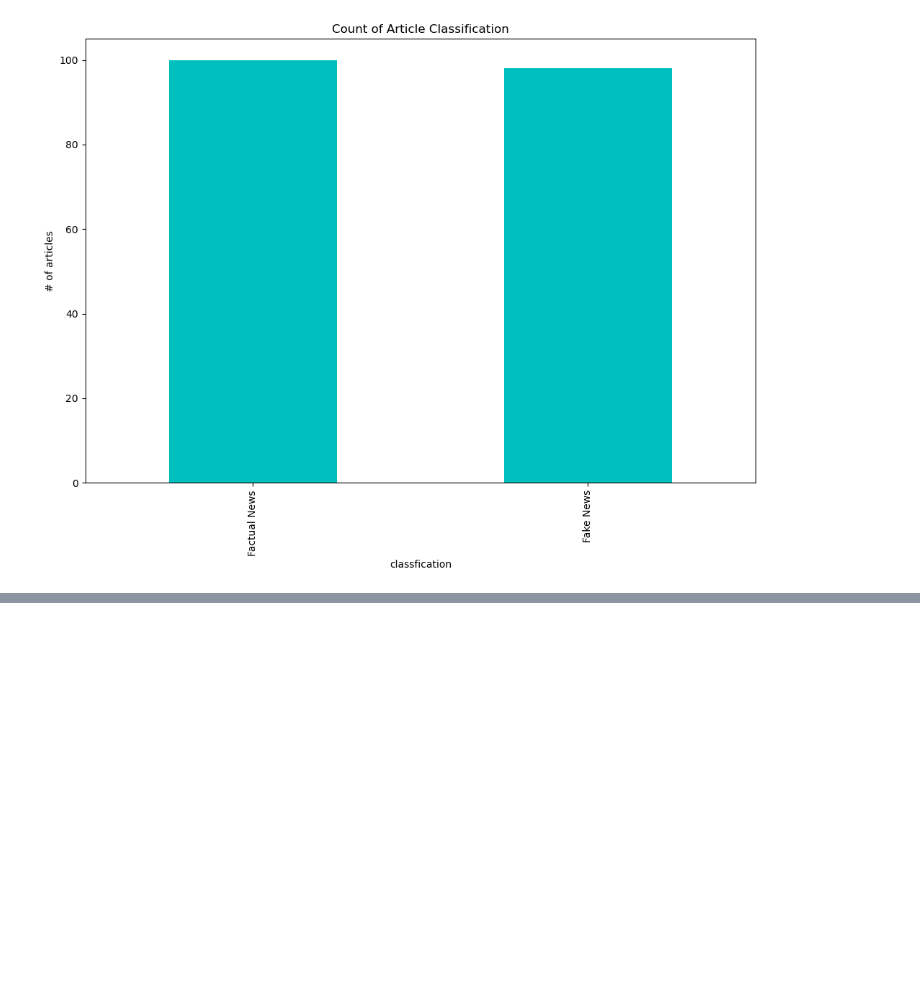
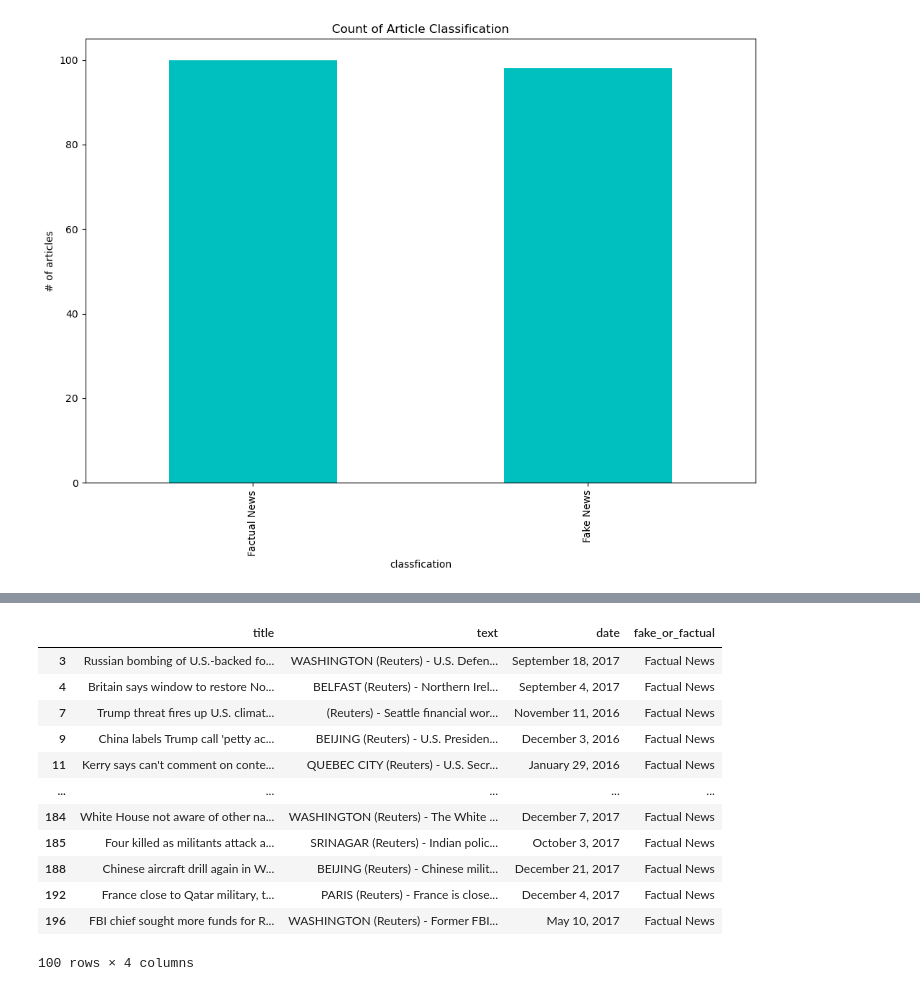
Before and after one commit to wanderer878/jupyter, a Jupyter notebook: nlp_real_life_practice.ipynb, the cells around one changed output, grey strips where cells are left out. Cells and saved outputs as stored; diff of their text form; code cells hidden in the pictures; blank space fills up the shorter version.

```diff
--- a/nlp_real_life_practice.ipynb
+++ b/nlp_real_life_practice.ipynb
@@ -40,0 +58,17 @@ fake_news = data[data['fake_or_factual'] == 'Fake News']
+# %%
+
+factual_news
+# %% [output]
+|  | title | text | date | fake_or_factual |
+| 3 | Russian bombing of U.S.-backed fo... | WASHINGTON (Reuters) - U.S. Defen... | September 18, 2017 | Factual News |
+| 4 | Britain says window to restore No... | BELFAST (Reuters) - Northern Irel... | September 4, 2017 | Factual News |
+| 7 | Trump threat fires up U.S. climat... | (Reuters) - Seattle financial wor... | November 11, 2016 | Factual News |
+| 9 | China labels Trump call 'petty ac... | BEIJING (Reuters) - U.S. Presiden... | December 3, 2016 | Factual News |
+| 11 | Kerry says can't comment on conte... | QUEBEC CITY (Reuters) - U.S. Secr... | January 29, 2016 | Factual News |
+| ... | ... | ... | ... | ... |
+| 184 | White House not aware of other na... | WASHINGTON (Reuters) - The White ... | December 7, 2017 | Factual News |
+| 185 | Four killed as militants attack a... | SRINAGAR (Reuters) - Indian polic... | October 3, 2017 | Factual News |
+| 188 | Chinese aircraft drill again in W... | BEIJING (Reuters) - Chinese milit... | December 21, 2017 | Factual News |
+| 192 | France close to Qatar military, t... | PARIS (Reuters) - France is close... | December 4, 2017 | Factual News |
+| 196 | FBI chief sought more funds for R... | WASHINGTON (Reuters) - Former FBI... | May 10, 2017 | Factual News |
+100 rows × 4 columns
```
Also changed, not shown: parts of 6 cells of this notebook.
